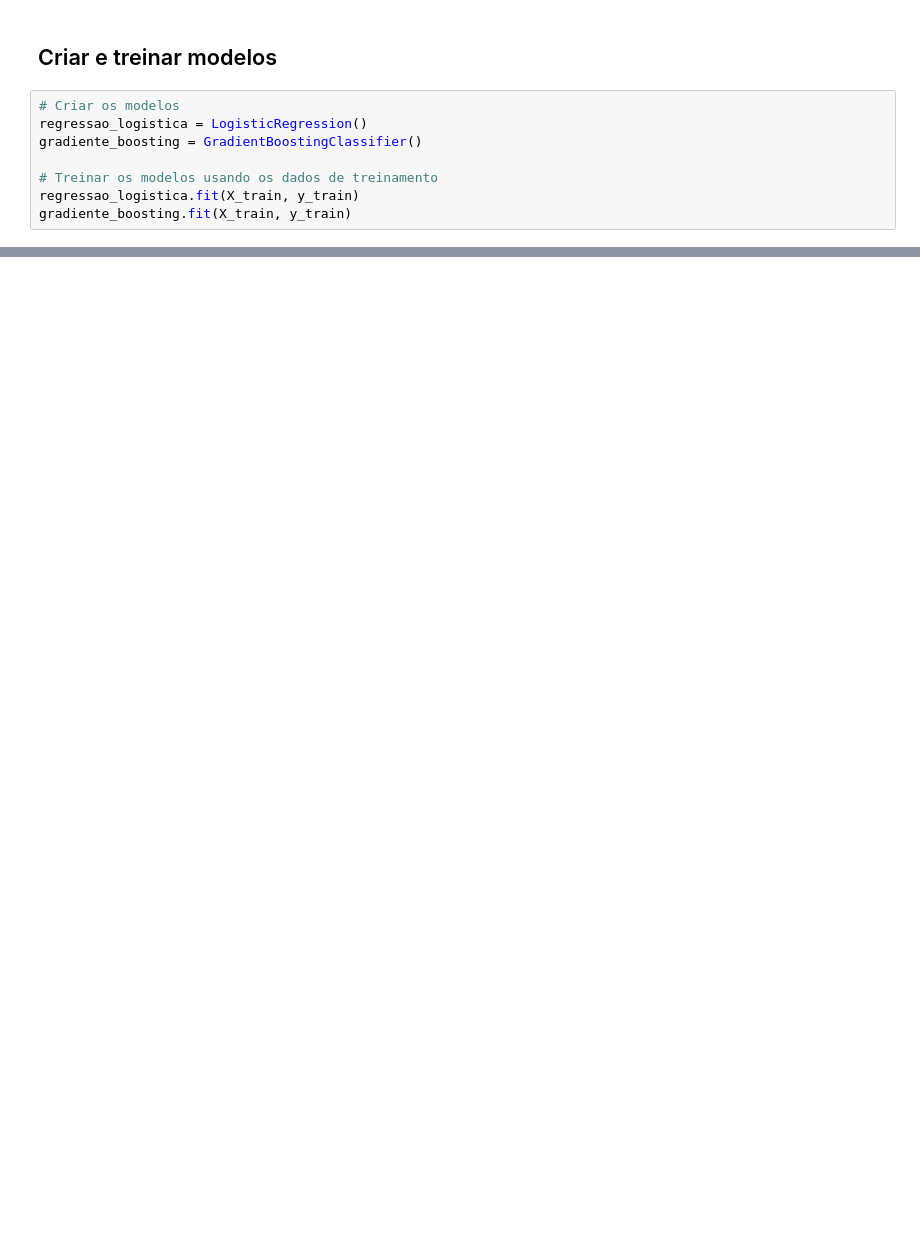
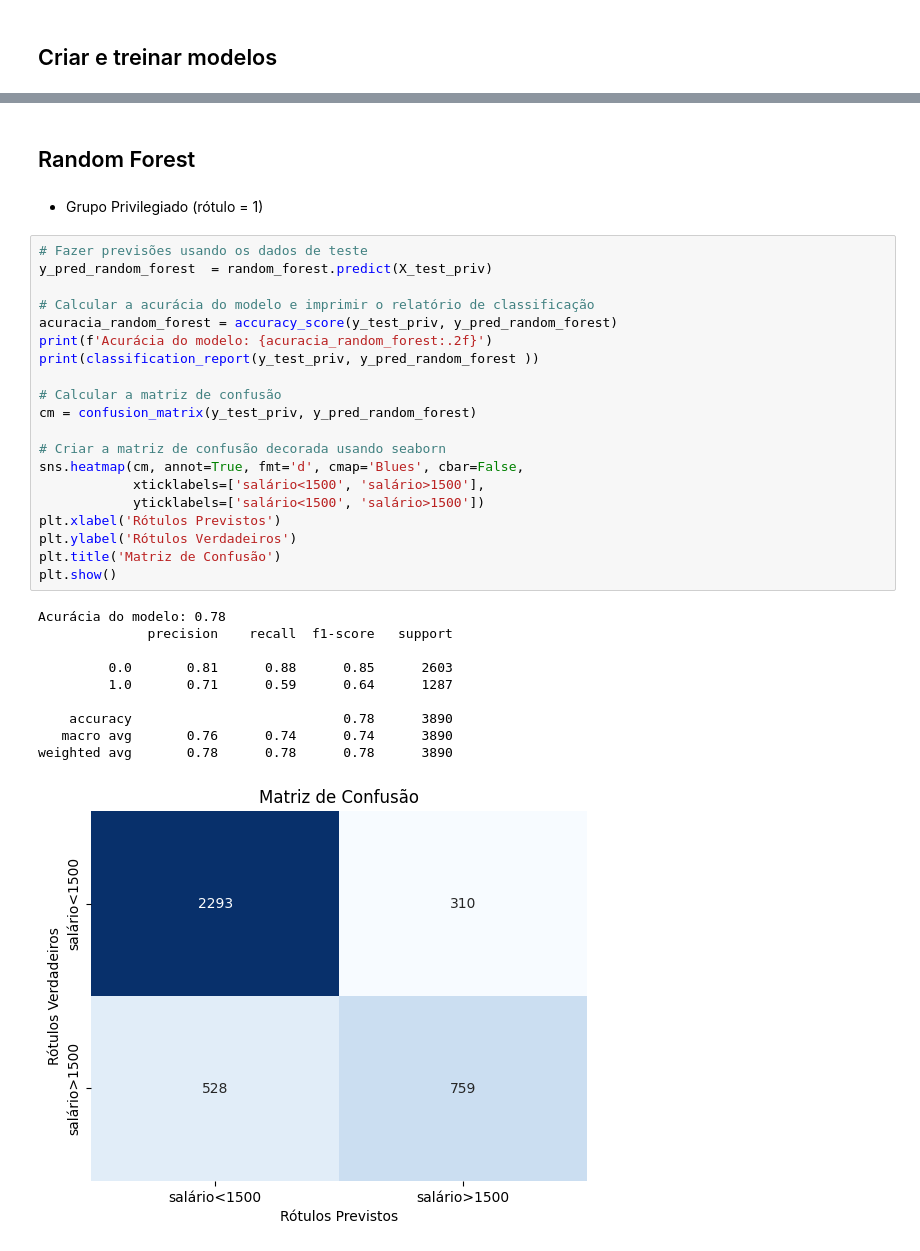
Before and after one commit to acmessias/Fairness_ML, a Jupyter notebook: Fairness_em_Aprendizado_de_Máquina_viés_racial.ipynb, the cells around one changed output, grey strips where cells are left out. Drawn from its saved outputs; the diff is of its cells as text; blank space fills up the shorter version.

```diff
--- a/Fairness_em_Aprendizado_de_Máquina_viés_racial.ipynb
+++ b/Fairness_em_Aprendizado_de_Máquina_viés_racial.ipynb
@@ -183,10 +234,2 @@ Name: renda binaria, Length: 13323, dtype: float64
 # %% [markdown]
 ## Criar e treinar modelos
-# %%
-# Criar os modelos
-regressao_logistica = LogisticRegression()
-gradiente_boosting = GradientBoostingClassifier()
-
-# Treinar os modelos usando os dados de treinamento
-regressao_logistica.fit(X_train, y_train)
-gradiente_boosting.fit(X_train, y_train)
@@ -762,0 +379,37 @@ weighted avg       0.77      0.75      0.71     13323
+# %% [markdown]
+## Random Forest
+# %% [markdown]
+
+
+*   Grupo Privilegiado (rótulo = 1)
+# %%
+# Fazer previsões usando os dados de teste
+y_pred_random_forest  = random_forest.predict(X_test_priv)
+
+# Calcular a acurácia do modelo e imprimir o relatório de classificação
+acuracia_random_forest = accuracy_score(y_test_priv, y_pred_random_forest)
+print(f'Acurácia do modelo: {acuracia_random_forest:.2f}')
+print(classification_report(y_test_priv, y_pred_random_forest ))
+
+# Calcular a matriz de confusão
+cm = confusion_matrix(y_test_priv, y_pred_random_forest)
+
+# Criar a matriz de confusão decorada usando seaborn
+sns.heatmap(cm, annot=True, fmt='d', cmap='Blues', cbar=False,
+            xticklabels=['salário<1500', 'salário>1500'],
+            yticklabels=['salário<1500', 'salário>1500'])
+plt.xlabel('Rótulos Previstos')
+plt.ylabel('Rótulos Verdadeiros')
+plt.title('Matriz de Confusão')
+plt.show()
+# %% [output]
+Acurácia do modelo: 0.78
+              precision    recall  f1-score   support
+
+         0.0       0.81      0.88      0.85      2603
+         1.0       0.71      0.59      0.64      1287
+
+    accuracy                           0.78      3890
+   macro avg       0.76      0.74      0.74      3890
+weighted avg       0.78      0.78      0.78      3890
+[figure, added]
```
Also changed, not shown: parts of 90 cells of this notebook, 3 other files.
